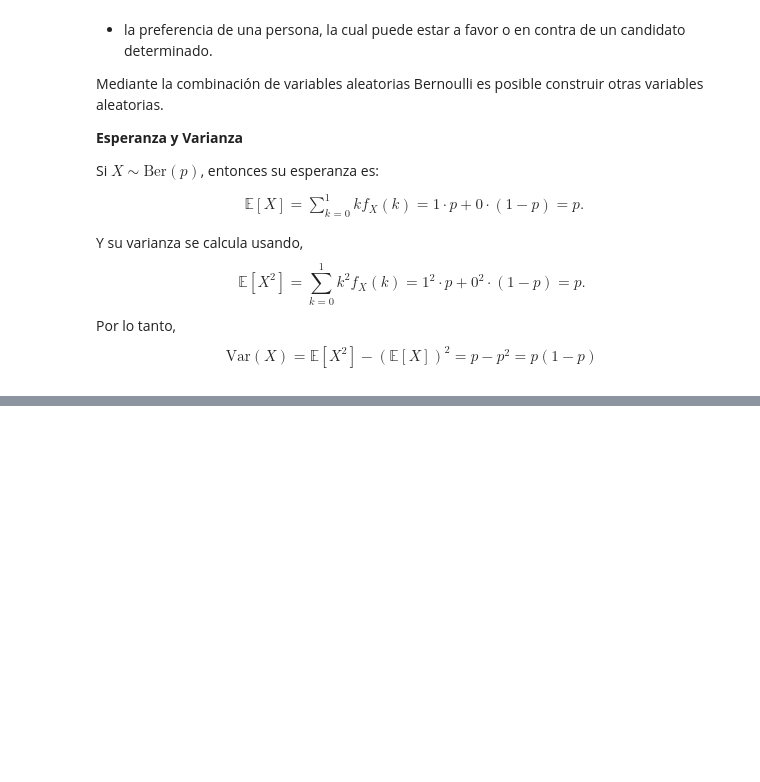
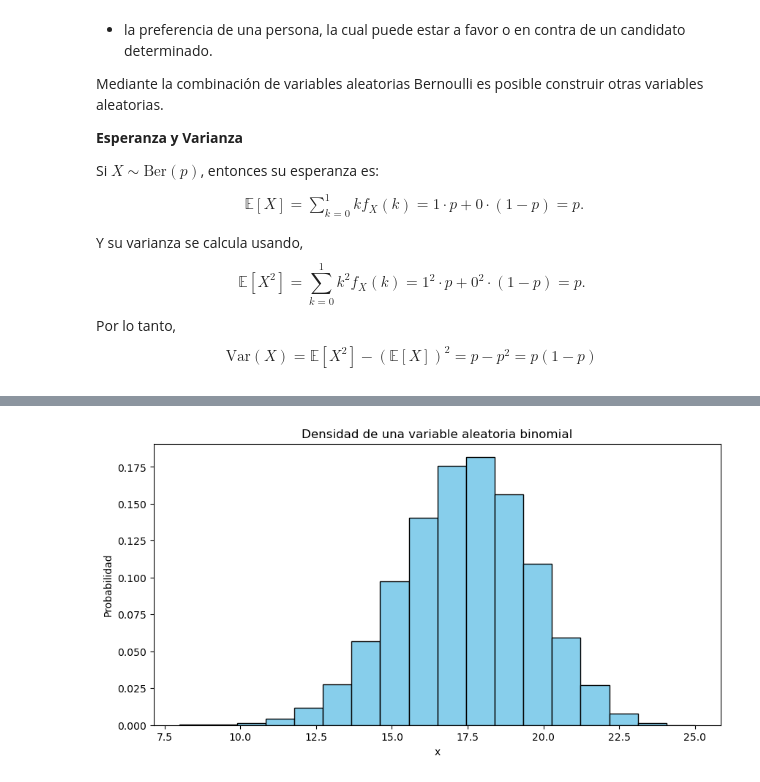
Before and after one commit to HarVazCo/Diplomado_TEyMD, a Jupyter notebook: Modulo2/Proyecto_final/Variables_aleatorias.ipynb, the cells around one changed output, grey strips where cells are left out. Saved outputs shown, nothing was run; the diff lists cells and outputs as text; code cells hidden in the pictures; blank space fills up the shorter version.

```diff
--- a/Modulo2/Proyecto_final/Variables_aleatorias.ipynb
+++ b/Modulo2/Proyecto_final/Variables_aleatorias.ipynb
@@ -116,0 +214,25 @@ $$\text{Var}(X)=\mathbb{E}[X^{2}]-(\mathbb{E}[X])^{2} = p-p^{2} = p(1-p)$$
+# %%
+# Grafica de Distribución Binomial
+n = 25 # número de ensayos Bernoulli
+p = 0.7 # probabilidad de éxito en cada ensayo
+s = 100000 # número de muestras aleatorias (simulaciones) a generar
+
+# Vamos a generar números aleatorios con distribución binomial
+binom_numeros = sps.binom.rvs(n, p, size=s)
+
+# Creamos un histograma
+plt.figure(figsize=(10,5)) # tamaño de la figura
+plt.hist(
+    binom_numeros,
+    density=True, # normalizar el area para que sea una función de densidad
+    bins=len(np.unique(binom_numeros)), # número de barras del histograma
+    color='skyblue',
+    edgecolor='black'
+)
+
+plt.xlabel('x')
+plt.ylabel('Probabilidad')
+plt.title('Densidad de una variable aleatoria binomial')
+plt.show()
+# %% [output]
+[figure, added]
```
Also changed, not shown: parts of 29 cells of this notebook, 12 other files.
